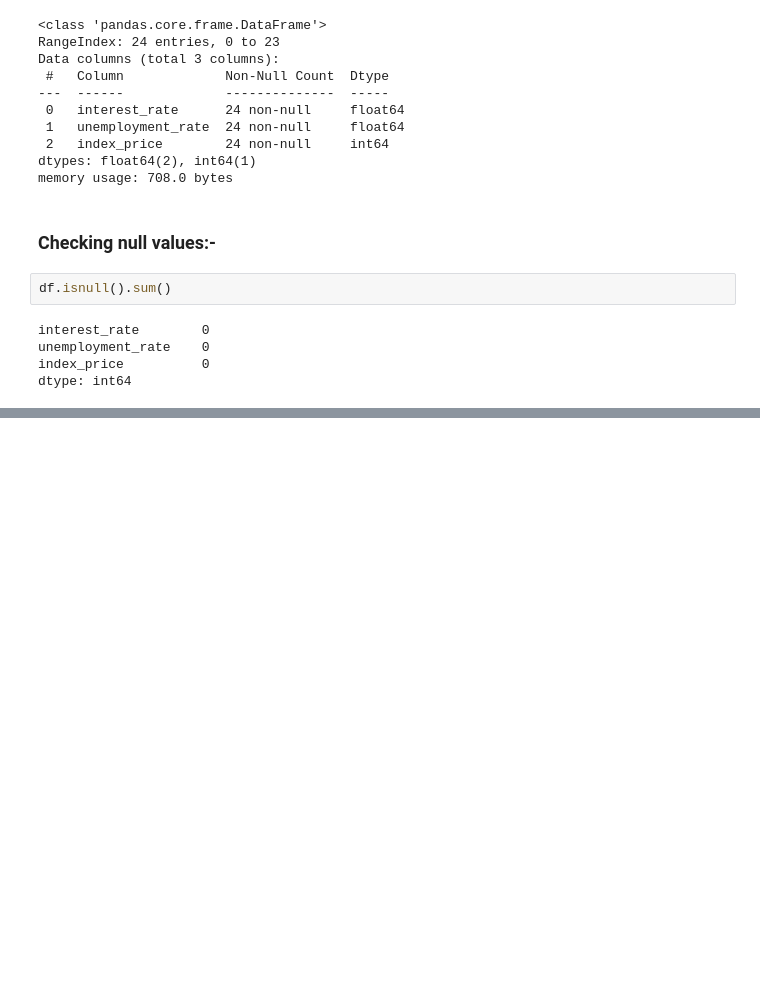
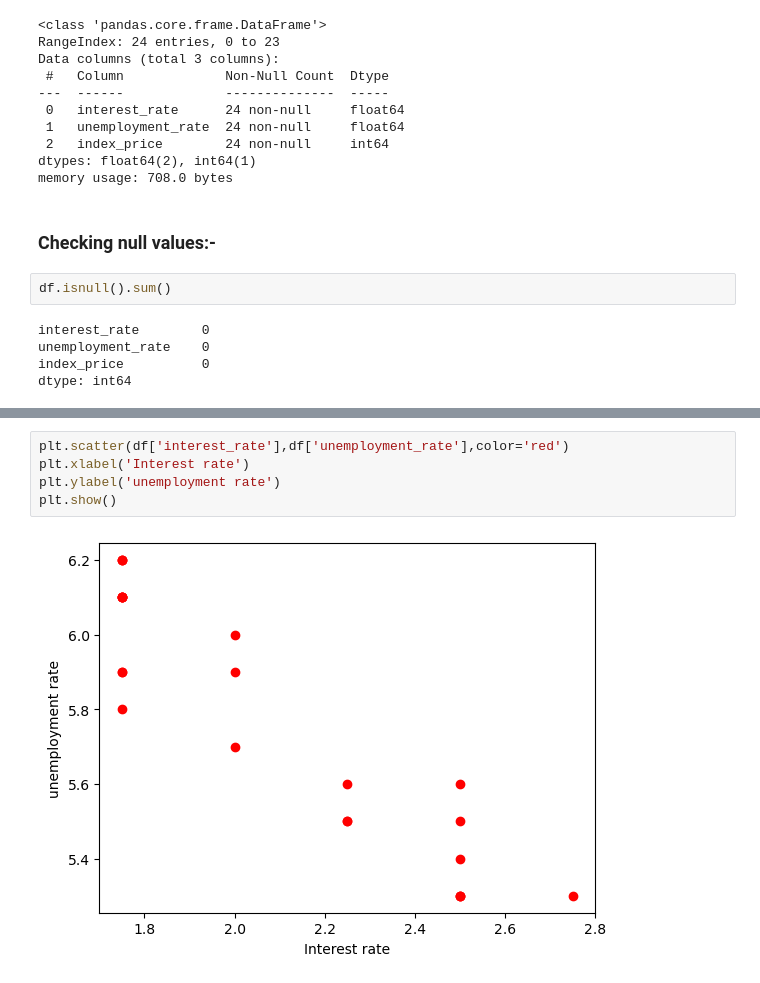
Before and after one commit to ganeshbgunjal/Machine-Learning, a Jupyter notebook: 1 Linear Regression/2 Multiple Linear Regression/1 Multiple Linear Regression..ipynb, the cells around one changed output, grey strips where cells are left out. Saved outputs shown, nothing was run; the diff lists cells and outputs as text; blank space fills up the shorter version.

```diff
--- a/1 Linear Regression/2 Multiple Linear Regression/1 Multiple Linear Regression..ipynb
+++ b/1 Linear Regression/2 Multiple Linear Regression/1 Multiple Linear Regression..ipynb
@@ -52,0 +70,7 @@ dtype: int64
+# %%
+plt.scatter(df['interest_rate'],df['unemployment_rate'],color='red')
+plt.xlabel('Interest rate')
+plt.ylabel('unemployment rate')
+plt.show()
+# %% [output]
+[figure, added]
```
Also changed, not shown: parts of 7 cells of this notebook.
